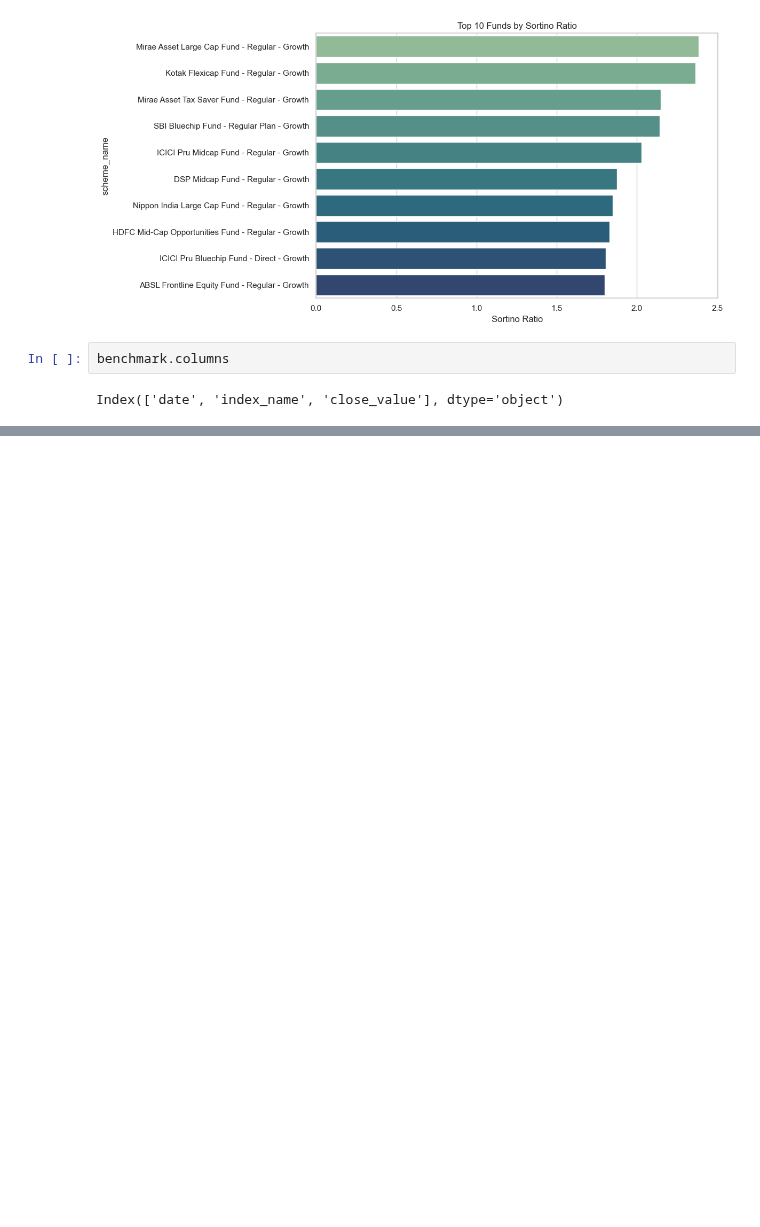
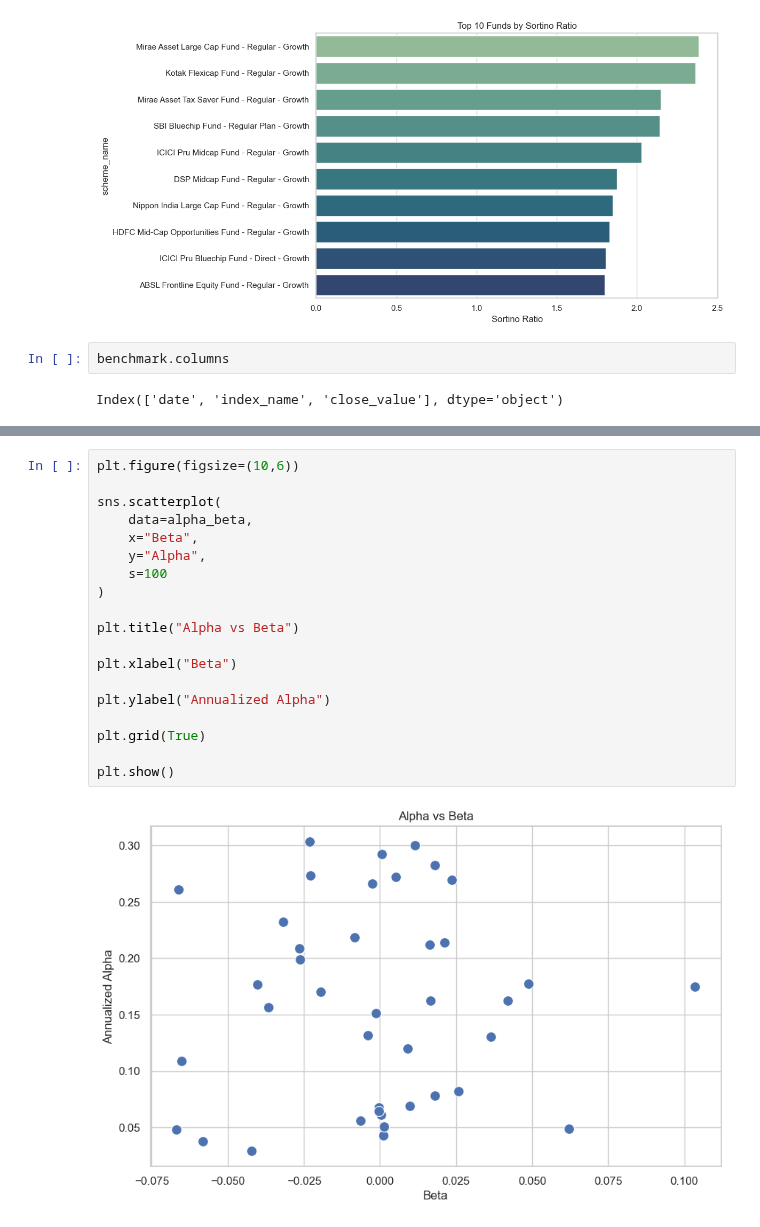
Before and after one commit to yashmahajan11234567/Bluestock-fintech, a Jupyter notebook: notebooks/Performance_Analytics.ipynb, the cells around one changed output, grey strips where cells are left out. Cells and saved outputs as stored; diff of their text form; blank space fills up the shorter version.

```diff
--- a/notebooks/Performance_Analytics.ipynb
+++ b/notebooks/Performance_Analytics.ipynb
@@ -407,0 +526,21 @@ nifty100.head()
+# %%
+plt.figure(figsize=(10,6))
+
+sns.scatterplot(
+    data=alpha_beta,
+    x="Beta",
+    y="Alpha",
+    s=100
+)
+
+plt.title("Alpha vs Beta")
+
+plt.xlabel("Beta")
+
+plt.ylabel("Annualized Alpha")
+
+plt.grid(True)
+
+plt.show()
+# %% [output]
+[figure, added]
```
Also changed, not shown: parts of 30 cells of this notebook, 7 other files.
